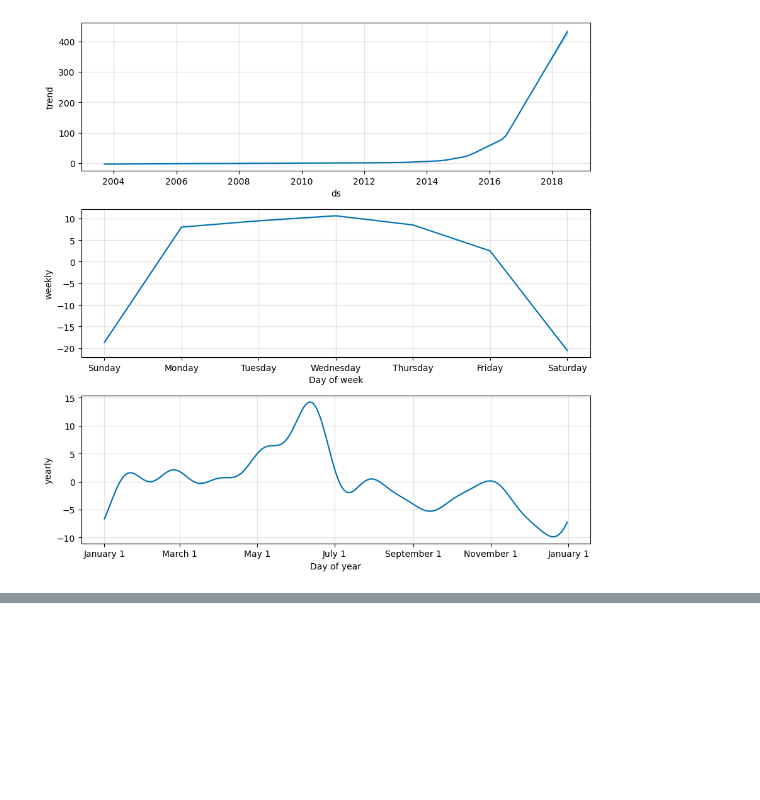
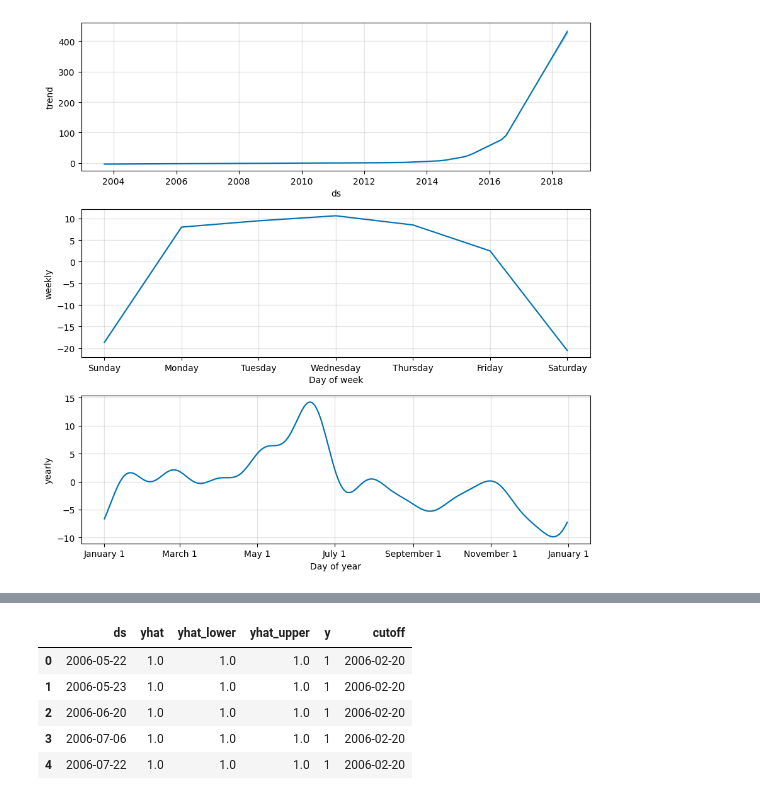
Before and after one commit to jansowa/prophet-examples, a Jupyter notebook: medium.ipynb, the cells around one changed output, grey strips where cells are left out. Saved outputs shown, nothing was run; the diff lists cells and outputs as text; code cells hidden in the pictures; blank space fills up the shorter version.

```diff
--- a/medium.ipynb
+++ b/medium.ipynb
@@ -93,3 +93,8 @@ fig1 = m.plot(forecast)
 fig2 = m.plot_components(forecast)
 # %% [output]
 [figure]
+# %%
+from prophet.diagnostics import cross_validation
+df_cv = cross_validation(m, initial='730 days', period='180 days', horizon = '365 days')
+df_cv.head()
+# %% [output]
@@ -95,0 +121,6 @@ fig2 = m.plot_components(forecast)
+|  | ds | yhat | yhat_lower | yhat_upper | y | cutoff |
+| 0 | 2006-05-22 | 1.0 | 1.0 | 1.0 | 1 | 2006-02-20 |
+| 1 | 2006-05-23 | 1.0 | 1.0 | 1.0 | 1 | 2006-02-20 |
+| 2 | 2006-06-20 | 1.0 | 1.0 | 1.0 | 1 | 2006-02-20 |
+| 3 | 2006-07-06 | 1.0 | 1.0 | 1.0 | 1 | 2006-02-20 |
+| 4 | 2006-07-22 | 1.0 | 1.0 | 1.0 | 1 | 2006-02-20 |
```
Also changed, not shown: parts of 7 cells of this notebook.
